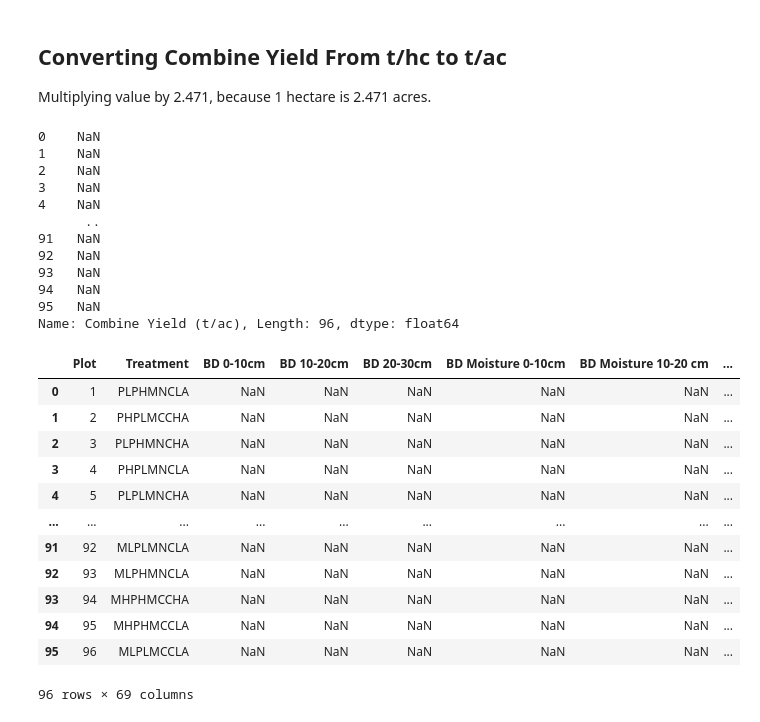
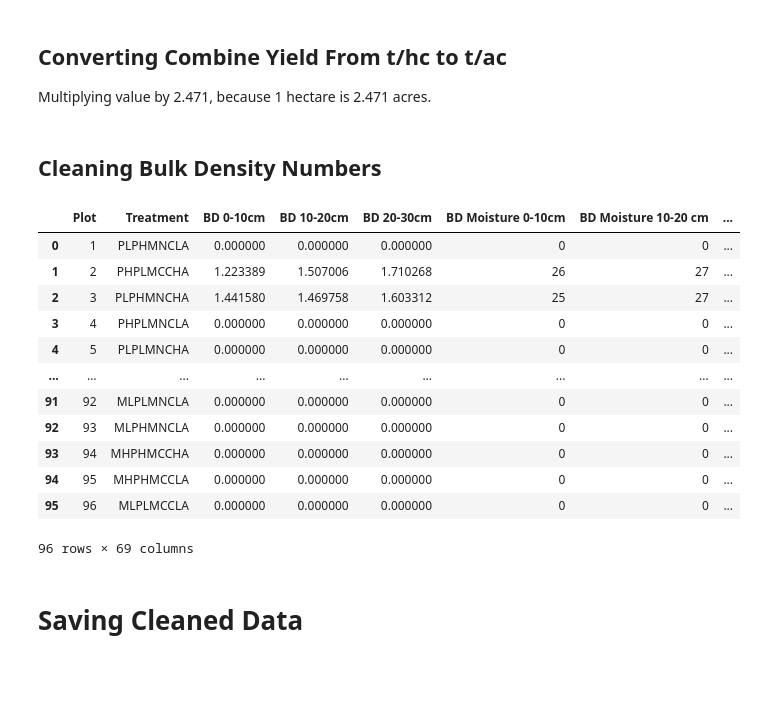
Before and after one commit to ciaranpflanagan/FYP, a Jupyter notebook: data_cleaning.ipynb, the cells around one changed output. Cells and saved outputs as stored; diff of their text form; code cells hidden in the pictures; blank space fills up the shorter version.

Commit message:
Cleaning bulk density data

```diff
--- a/data_cleaning.ipynb
+++ b/data_cleaning.ipynb
@@ -46,40 +46,36 @@ df_2021.head(20)
 20 rows × 69 columns
 # %% [markdown]
 # Cleaning 2020 Data
+# %%
+df_2020 = df_2020.fillna(0)
 # %% [markdown]
 ## Converting Combine Yield From t/hc to t/ac
 Multiplying value by 2.471, because 1 hectare is 2.471 acres.
-# %%
-df_2020['Combine Yield (t/ac)']
-# %% [output]
-0    NaN
-1    NaN
-2    NaN
-3    NaN
-4    NaN
-      ..
-91   NaN
-92   NaN
-93   NaN
-94   NaN
-95   NaN
-Name: Combine Yield (t/ac), Length: 96, dtype: float64
 # %%
 df_2020['Combine Yield (t/ac)'] = df_2020['Combine Yield (t/hc)'].astype(float) * 2.471
 del df_2020['Combine Yield (t/hc)'] # Remove hectare col as no longer needed
-# %%
-df_2020
-# %% [output]
-|  | Plot | Treatment | BD 0-10cm | BD 10-20cm | BD 20-30cm | BD Moisture 0-10cm | BD Moisture 10-20 cm | ... |
-| 0 | 1 | PLPHMNCLA | NaN | NaN | NaN | NaN | NaN | ... |
-| 1 | 2 | PHPLMCCHA | NaN | NaN | NaN | NaN | NaN | ... |
-| 2 | 3 | PLPHMNCHA | NaN | NaN | NaN | NaN | NaN | ... |
-| 3 | 4 | PHPLMNCLA | NaN | NaN | NaN | NaN | NaN | ... |
-| 4 | 5 | PLPLMNCHA | NaN | NaN | NaN | NaN | NaN | ... |
-| ... | ... | ... | ... | ... | ... | ... | ... | ... |
-| 91 | 92 | MLPLMNCLA | NaN | NaN | NaN | NaN | NaN | ... |
-| 92 | 93 | MLPHMNCLA | NaN | NaN | NaN | NaN | NaN | ... |
-| 93 | 94 | MHPHMCCHA | NaN | NaN | NaN | NaN | NaN | ... |
-| 94 | 95 | MHPHMCCLA | NaN | NaN | NaN | NaN | NaN | ... |
-| 95 | 96 | MLPLMCCLA | NaN | NaN | NaN | NaN | NaN | ... |
-96 rows × 69 columns
+# %% [markdown]
+## Cleaning Bulk Density Numbers
+# %%
+bd_moisture_cols = ['BD Moisture 0-10cm', 'BD Moisture 10-20 cm', 'BD Moisture 20-30 cm']
+
+for col in bd_moisture_cols:
+    df_2020[col] = df_2020[col].astype(str).map(lambda x: x.rstrip('%')) # Removing %
+
+df_2020
+# %% [output]
+|  | Plot | Treatment | BD 0-10cm | BD 10-20cm | BD 20-30cm | BD Moisture 0-10cm | BD Moisture 10-20 cm | ... |
+| 0 | 1 | PLPHMNCLA | 0.000000 | 0.000000 | 0.000000 | 0 | 0 | ... |
+| 1 | 2 | PHPLMCCHA | 1.223389 | 1.507006 | 1.710268 | 26 | 27 | ... |
+| 2 | 3 | PLPHMNCHA | 1.441580 | 1.469758 | 1.603312 | 25 | 27 | ... |
+| 3 | 4 | PHPLMNCLA | 0.000000 | 0.000000 | 0.000000 | 0 | 0 | ... |
+| 4 | 5 | PLPLMNCHA | 0.000000 | 0.000000 | 0.000000 | 0 | 0 | ... |
+| ... | ... | ... | ... | ... | ... | ... | ... | ... |
+| 91 | 92 | MLPLMNCLA | 0.000000 | 0.000000 | 0.000000 | 0 | 0 | ... |
+| 92 | 93 | MLPHMNCLA | 0.000000 | 0.000000 | 0.000000 | 0 | 0 | ... |
+| 93 | 94 | MHPHMCCHA | 0.000000 | 0.000000 | 0.000000 | 0 | 0 | ... |
+| 94 | 95 | MHPHMCCLA | 0.000000 | 0.000000 | 0.000000 | 0 | 0 | ... |
+| 95 | 96 | MLPLMCCLA | 0.000000 | 0.000000 | 0.000000 | 0 | 0 | ... |
+96 rows × 69 columns
+# %% [markdown]
+# Saving Cleaned Data
```
Also changed, not shown: parts of 2 cells of this notebook, 1 other file.
